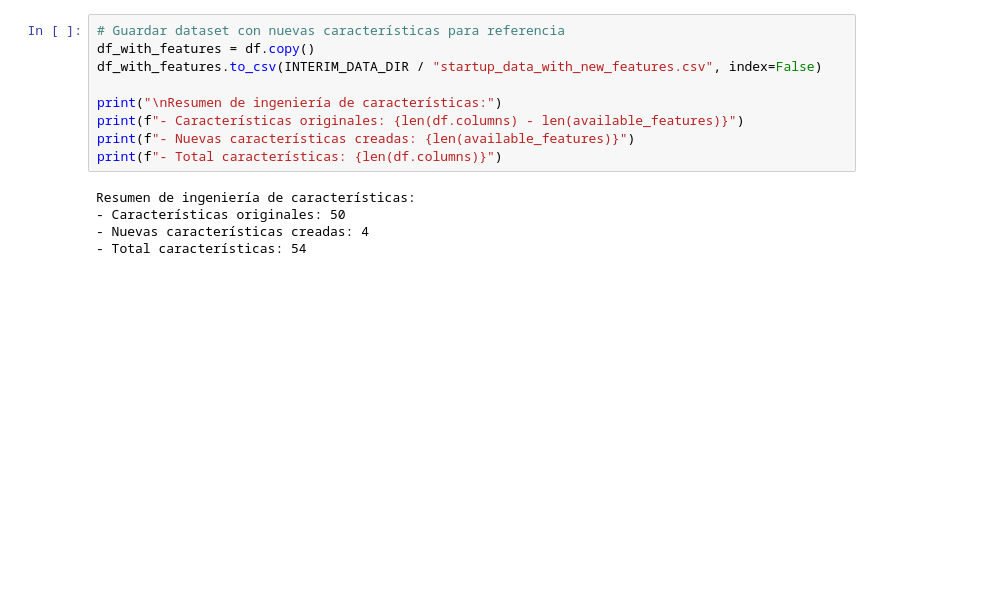
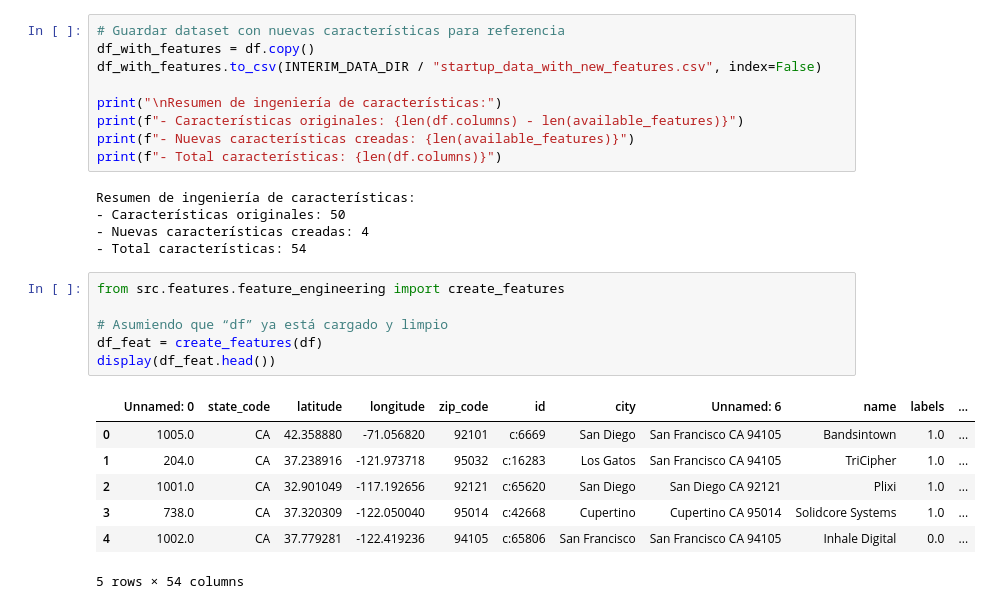
Before and after one commit to AlexLopez-ia/startups-ml, a Jupyter notebook: notebooks/02_feature_engineering.ipynb, the cells around one changed output. Saved outputs shown, nothing was run; the diff lists cells and outputs as text; blank space fills up the shorter version.

Commit message:
feature engineering completado

```diff
--- a/notebooks/02_feature_engineering.ipynb
+++ b/notebooks/02_feature_engineering.ipynb
@@ -206,3 +206,17 @@ Resumen de ingeniería de características:
 - Características originales: 50
 - Nuevas características creadas: 4
 - Total características: 54
+# %%
+from src.features.feature_engineering import create_features
+
+# Asumiendo que “df” ya está cargado y limpio
+df_feat = create_features(df)
+display(df_feat.head())
+# %% [output]
+|  | Unnamed: 0 | state_code | latitude | longitude | zip_code | id | city | Unnamed: 6 | name | labels | ... |
+| 0 | 1005.0 | CA | 42.358880 | -71.056820 | 92101 | c:6669 | San Diego | San Francisco CA 94105 | Bandsintown | 1.0 | ... |
+| 1 | 204.0 | CA | 37.238916 | -121.973718 | 95032 | c:16283 | Los Gatos | San Francisco CA 94105 | TriCipher | 1.0 | ... |
+| 2 | 1001.0 | CA | 32.901049 | -117.192656 | 92121 | c:65620 | San Diego | San Diego CA 92121 | Plixi | 1.0 | ... |
+| 3 | 738.0 | CA | 37.320309 | -122.050040 | 95014 | c:42668 | Cupertino | Cupertino CA 95014 | Solidcore Systems | 1.0 | ... |
+| 4 | 1002.0 | CA | 37.779281 | -122.419236 | 94105 | c:65806 | San Francisco | San Francisco CA 94105 | Inhale Digital | 0.0 | ... |
+5 rows × 54 columns
```
Also changed, not shown: 3 other files.
